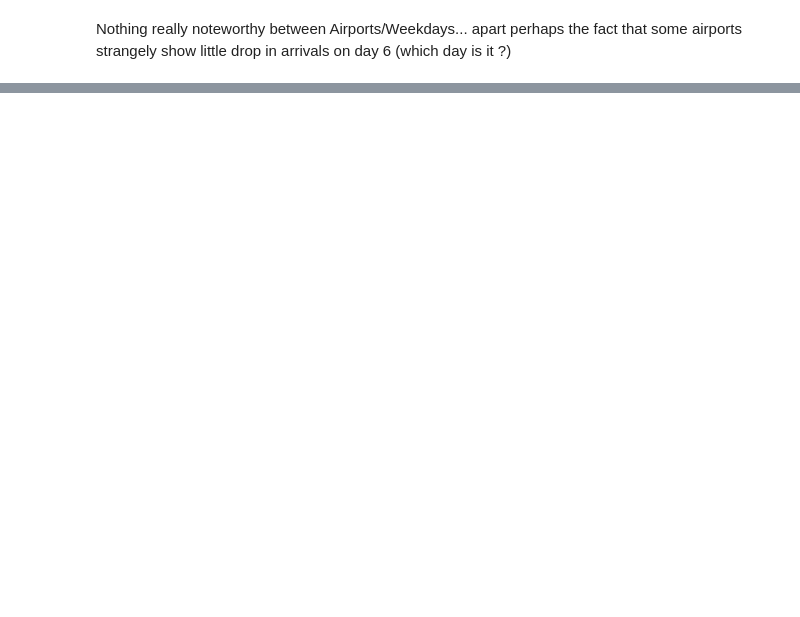
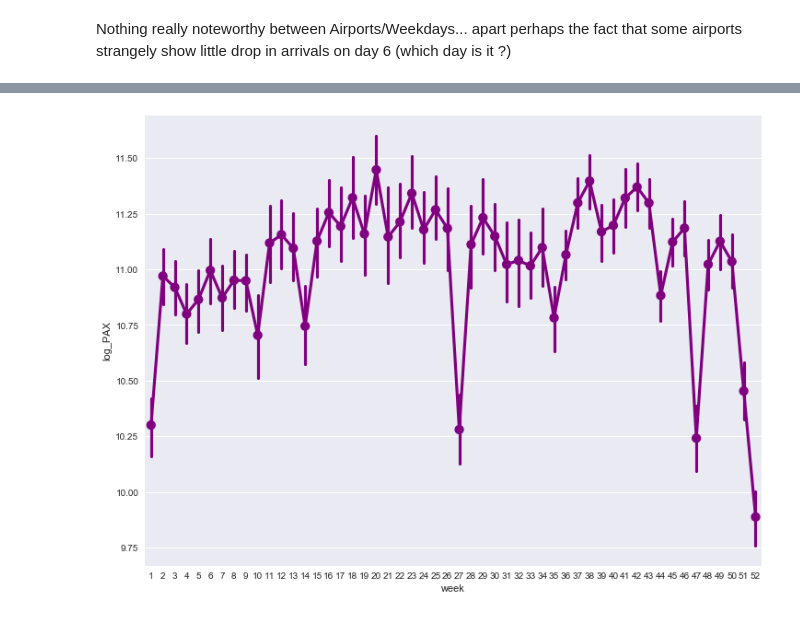
Before and after one commit to tostain/air_passengers, a Jupyter notebook: notebooks/air_passengers_exploration.ipynb, the cells around one changed output, grey strips where cells are left out. Cells and saved outputs as stored; diff of their text form; code cells hidden in the pictures; blank space fills up the shorter version.

```diff
--- a/notebooks/air_passengers_exploration.ipynb
+++ b/notebooks/air_passengers_exploration.ipynb
@@ -285,0 +307,7 @@ grid.map(sns.pointplot, "weekday", "log_PAX");
+# %%
+sns.pointplot(x = 'week',
+            y = 'log_PAX',
+            data = data_encoded_sorted,
+            color = 'Purple');
+# %% [output]
+[figure, added]
```
Also changed, not shown: parts of 14 cells of this notebook, 7 other files.
